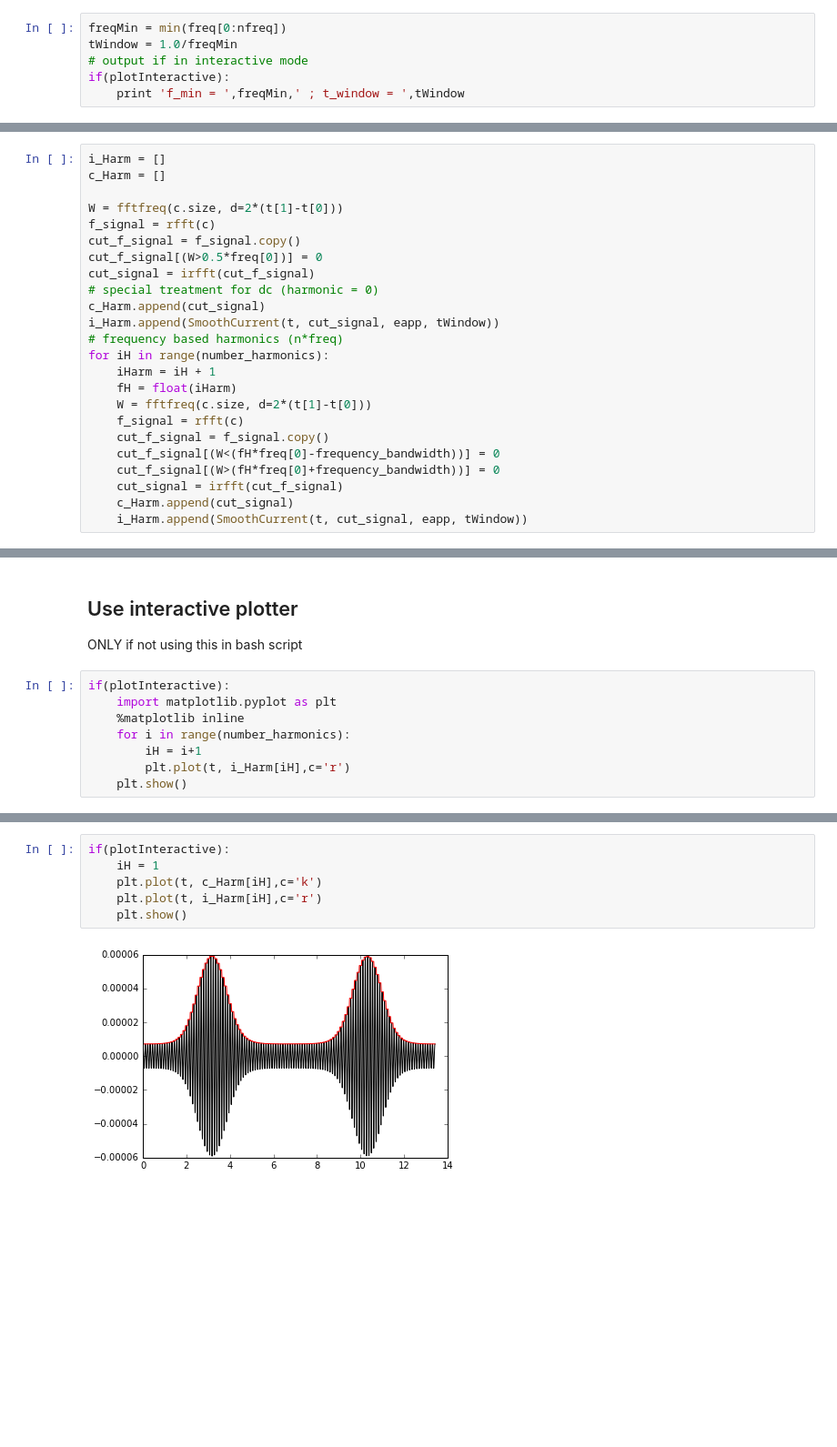
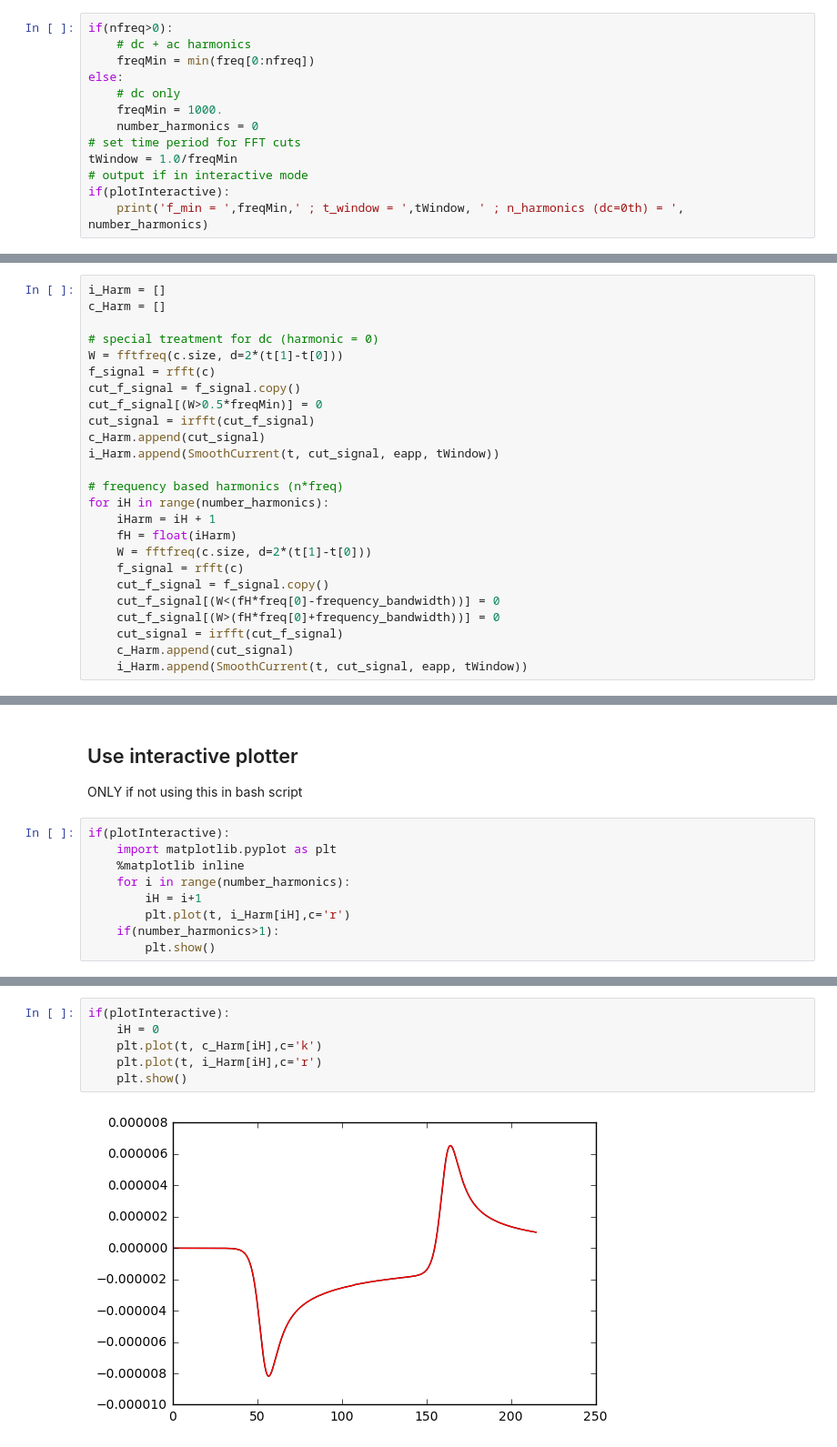
Before and after one commit to garethkennedy/MECSim_Analytics, a Jupyter notebook: python/HarmonicSplitter.ipynb, the cells around one changed output, grey strips where cells are left out. Shown at 91% size. Saved outputs shown, nothing was run; the diff lists cells and outputs as text; blank space fills up the shorter version.

```diff
--- a/python/HarmonicSplitter.ipynb
+++ b/python/HarmonicSplitter.ipynb
@@ -115,9 +115,16 @@ ea = np.array(eapp)
 Isolate ac fundamental frequencies
 ---
 # %%
-freqMin = min(freq[0:nfreq])
+if(nfreq>0):
+    # dc + ac harmonics
+    freqMin = min(freq[0:nfreq])
+else:
+    # dc only
+    freqMin = 1000.
+    number_harmonics = 0
+# set time period for FFT cuts
 tWindow = 1.0/freqMin
 # output if in interactive mode
 if(plotInteractive):
-    print 'f_min = ',freqMin,' ; t_window = ',tWindow
+    print('f_min = ',freqMin,' ; t_window = ',tWindow, ' ; n_harmonics (dc=0th) = ', number_harmonics)
 # %% [output]
@@ -131,14 +142,15 @@ Single frequency is assumed for now. Do all harmonics of it (and dc).
 i_Harm = []
 c_Harm = []
 
+# special treatment for dc (harmonic = 0)
 W = fftfreq(c.size, d=2*(t[1]-t[0]))
 f_signal = rfft(c)
 cut_f_signal = f_signal.copy()
-cut_f_signal[(W>0.5*freq[0])] = 0
+cut_f_signal[(W>0.5*freqMin)] = 0
 cut_signal = irfft(cut_f_signal)
-# special treatment for dc (harmonic = 0)
 c_Harm.append(cut_signal)
 i_Harm.append(SmoothCurrent(t, cut_signal, eapp, tWindow))
+
 # frequency based harmonics (n*freq)
 for iH in range(number_harmonics):
     iHarm = iH + 1
@@ -174,4 +189,5 @@ if(plotInteractive):
     for i in range(number_harmonics):
         iH = i+1
         plt.plot(t, i_Harm[iH],c='r')
-    plt.show()
+    if(number_harmonics>1):
+        plt.show()
@@ -195,8 +209,8 @@ if(plotInteractive):
 # %%
 if(plotInteractive):
-    iH = 1
+    iH = 0
     plt.plot(t, c_Harm[iH],c='k')
     plt.plot(t, i_Harm[iH],c='r')
     plt.show()
 # %% [output]
-[figure, old version]
+[figure, new version]
```
Also changed, not shown: parts of 6 cells of this notebook, 15 other files.
